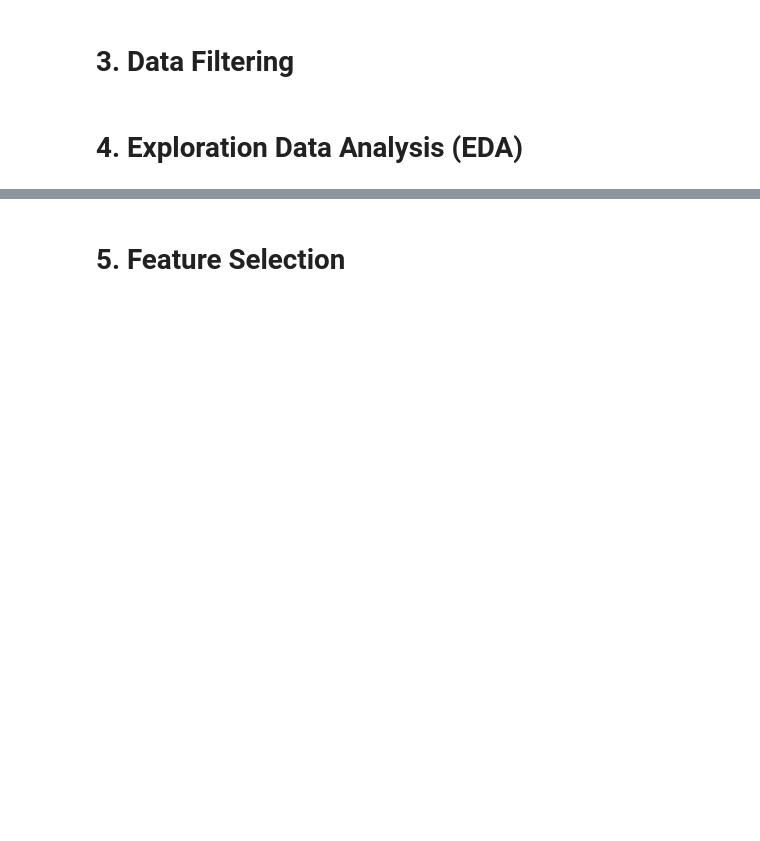
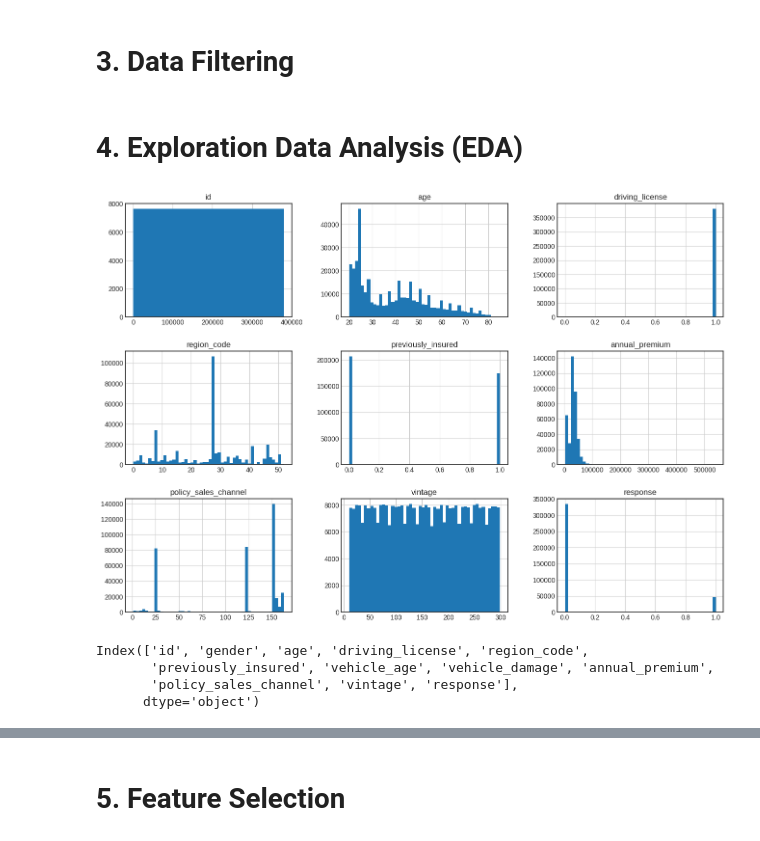
Before and after one commit to ezequielpf/health_insurance_cross_sell, a Jupyter notebook: notebooks/1.0.epf_health_insurance_cross_sell.ipynb, the cells around one changed output, grey strips where cells are left out. Saved outputs shown, nothing was run; the diff lists cells and outputs as text; code cells hidden in the pictures; blank space fills up the shorter version.

```diff
--- a/notebooks/1.0.epf_health_insurance_cross_sell.ipynb
+++ b/notebooks/1.0.epf_health_insurance_cross_sell.ipynb
@@ -6,0 +5,5 @@ import pandas as pd
+# %%
+import pandas as pd
+import matplotlib.pyplot as plt
+plt.style.use('seaborn-v0_8-white')
+import seaborn as sns
@@ -127,3 +159,14 @@ df_describe
 # 3. Data Filtering
 # %% [markdown]
 # 4. Exploration Data Analysis (EDA)
+# %%
+num_attributes.hist(bins=50, figsize=(16,11));
+# %% [output]
+[figure, added]
+# %%
+df1.columns
+# %% [output]
+Index(['id', 'gender', 'age', 'driving_license', 'region_code',
+       'previously_insured', 'vehicle_age', 'vehicle_damage', 'annual_premium',
+       'policy_sales_channel', 'vintage', 'response'],
+      dtype='object')
```
Also changed, not shown: parts of 19 cells of this notebook.
